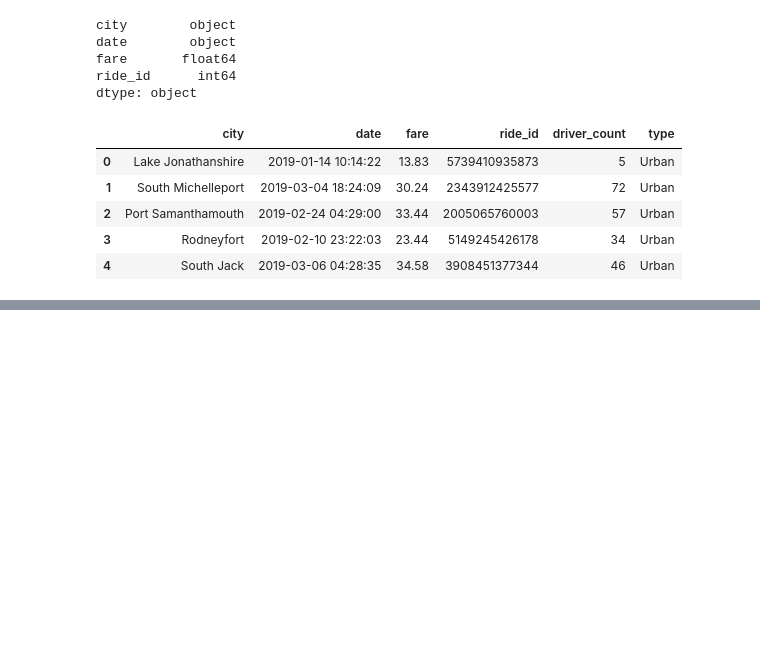
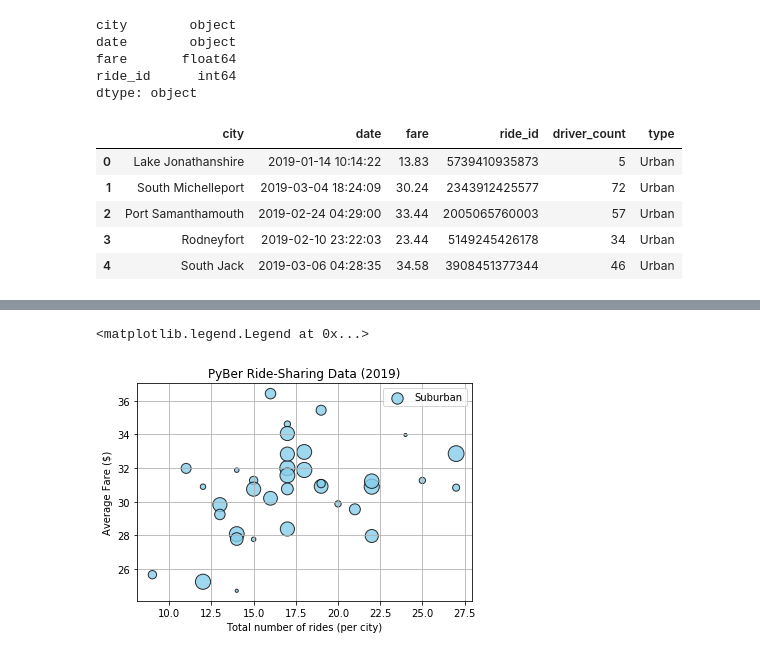
Before and after one commit to zohaibsheikh96/PyBer_Analysis, a Jupyter notebook: Pyber.ipynb, the cells around one changed output, grey strips where cells are left out. Saved outputs shown, nothing was run; the diff lists cells and outputs as text; code cells hidden in the pictures; blank space fills up the shorter version.

```diff
--- a/Pyber.ipynb
+++ b/Pyber.ipynb
@@ -89,0 +100,3 @@ pyber_data_df.head()
+# %%
+rural_cities_df = pyber_data_df[pyber_data_df["type"]=="Rural"]
+suburban_cities_df = pyber_data_df[pyber_data_df["type"]=="Suburban"]
@@ -89,0 +124,10 @@ pyber_data_df.head()
+# %%
+#getting the number of rides in suburban and rural cities
+suburban_ride_count = suburban_cities_df.groupby("city").count()["ride_id"]
+rural_ride_count = rural_cities_df.groupby("city").count()["ride_id"]
+# %%
+#getting average fare for each type of city
+urban_avg_fare = urban_cities_df.groupby("city").mean()["fare"]
+suburban_avg_fare = suburban_cities_df.groupby("city").mean()["fare"]
+rural_avg_fare = rural_cities_df.groupby("city").mean()["fare"]
+urban_avg_fare.head()
@@ -89,0 +142,6 @@ pyber_data_df.head()
+# %%
+#getting average driver for each type of city
+urban_avg_driver_count = urban_cities_df.groupby("city").mean()["driver_count"]
+suburban_avg_driver_count = suburban_cities_df.groupby("city").mean()["driver_count"]
+rural_avg_driver_count = rural_cities_df.groupby("city").mean()["driver_count"]
+urban_avg_driver_count.head()
@@ -89,0 +169,13 @@ pyber_data_df.head()
+# %%
+#scatter plot for Suburban citites
+plt.scatter(suburban_ride_count,suburban_avg_fare,s=10*suburban_avg_driver_count,c="skyblue",
+            edgecolor="black",linewidth=1,alpha=0.8,label = "Suburban")
+plt.title("PyBer Ride-Sharing Data (2019)")
+plt.xlabel("Total number of rides (per city)")
+plt.ylabel("Average Fare ($)")
+plt.grid(True)
+#adding legend
+plt.legend()
+# %% [output]
+<matplotlib.legend.Legend at 0x...>
+[figure, added]
```
Also changed, not shown: parts of 8 cells of this notebook.
